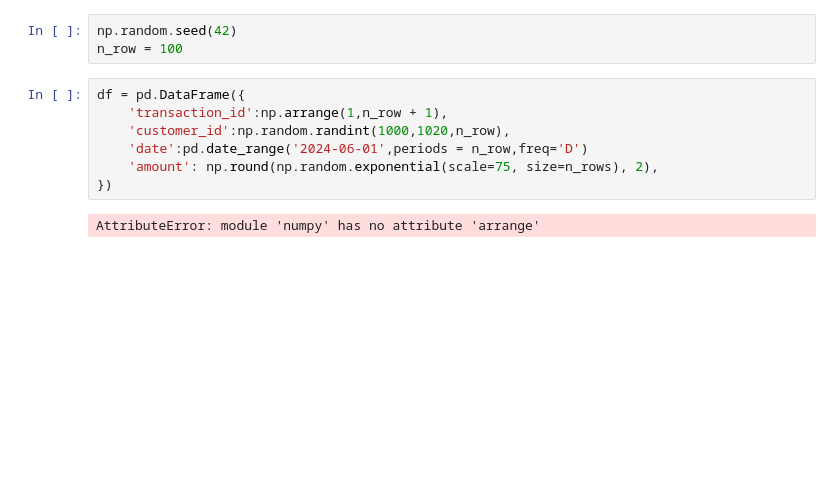
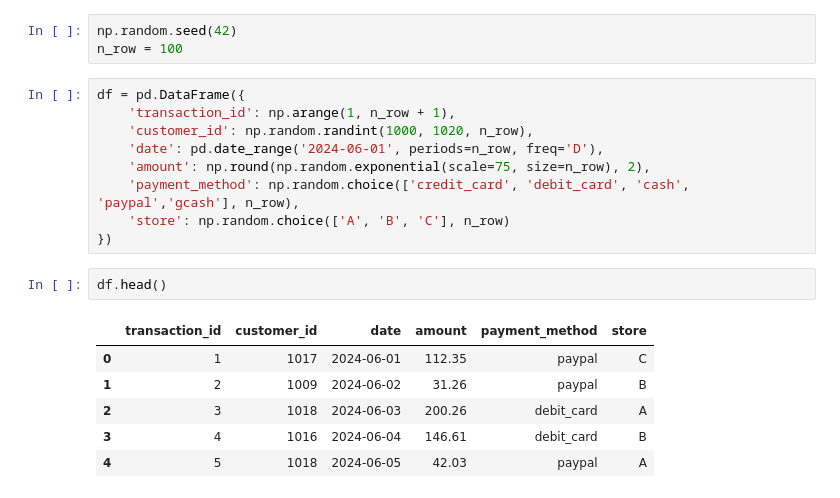
Before and after one commit to francisganapin/Practice_DataScience, a Jupyter notebook: day11/a2.ipynb, the cells around one changed output. Cells and saved outputs as stored; diff of their text form; blank space fills up the shorter version.

```diff
--- a/day11/a2.ipynb
+++ b/day11/a2.ipynb
@@ -6,10 +6,19 @@ np.random.seed(42)
 n_row = 100
 # %%
 df = pd.DataFrame({
-    'transaction_id':np.arrange(1,n_row + 1),
-    'customer_id':np.random.randint(1000,1020,n_row),
-    'date':pd.date_range('2024-06-01',periods = n_row,freq='D')
-    'amount': np.round(np.random.exponential(scale=75, size=n_rows), 2),
+    'transaction_id': np.arange(1, n_row + 1),
+    'customer_id': np.random.randint(1000, 1020, n_row),
+    'date': pd.date_range('2024-06-01', periods=n_row, freq='D'),
+    'amount': np.round(np.random.exponential(scale=75, size=n_row), 2),
+    'payment_method': np.random.choice(['credit_card', 'debit_card', 'cash', 'paypal','gcash'], n_row),
+    'store': np.random.choice(['A', 'B', 'C'], n_row)
 })
-# %% [output]
-AttributeError: module 'numpy' has no attribute 'arrange'
+# %%
+df.head()
+# %% [output]
+|  | transaction_id | customer_id | date | amount | payment_method | store |
+| 0 | 1 | 1017 | 2024-06-01 | 112.35 | paypal | C |
+| 1 | 2 | 1009 | 2024-06-02 | 31.26 | paypal | B |
+| 2 | 3 | 1018 | 2024-06-03 | 200.26 | debit_card | A |
+| 3 | 4 | 1016 | 2024-06-04 | 146.61 | debit_card | B |
+| 4 | 5 | 1018 | 2024-06-05 | 42.03 | paypal | A |
```
Also changed, not shown: parts of 31 cells of this notebook, 8 other files.
